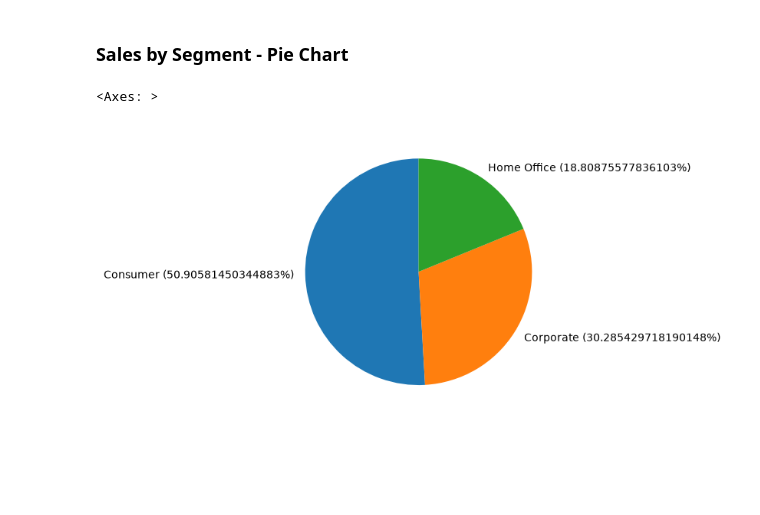
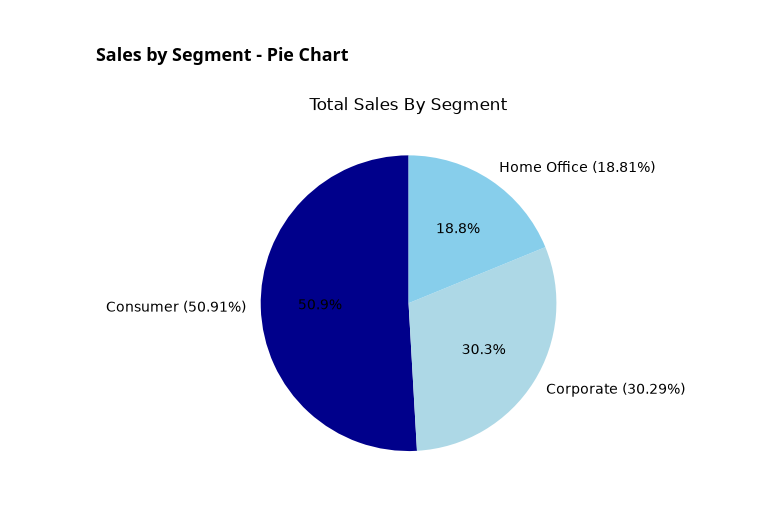
Before and after one commit to WillardDev/Python_Data_Analysis, a Jupyter notebook: Foundations_of_Matplotlib.ipynb, the cells around one changed output. Saved outputs shown, nothing was run; the diff lists cells and outputs as text; code cells hidden in the pictures; blank space fills up the shorter version.

```diff
--- a/Foundations_of_Matplotlib.ipynb
+++ b/Foundations_of_Matplotlib.ipynb
@@ -117,18 +117,22 @@ plt.show()
 # %%
 sales_by_segment = df.groupby('Segment')['Sales'].sum().sort_values(ascending=False)
 
 total = sales_by_segment.sum()
 percentages = (sales_by_segment / total) * 100
 percentages
 
 # build the custom labels
-labels = [f'{seg} ({pct}%)' for seg, pct in zip(sales_by_segment.index, percentages)]
+labels = [f'{seg} ({pct}%)' for seg, pct in zip(sales_by_segment.index, percentages.round(2))]
 
 sales_by_segment.plot(
     kind='pie',
     startangle=90,
     labels=labels,
+    title='Total Sales By Segment',
+    colors = ['darkblue', 'lightblue', 'skyblue'],
+    autopct='%1.1f%%',
 )
+
+plt.show()
 # %% [output]
-<Axes: >
-[figure, old version]
+[figure, new version]
```
